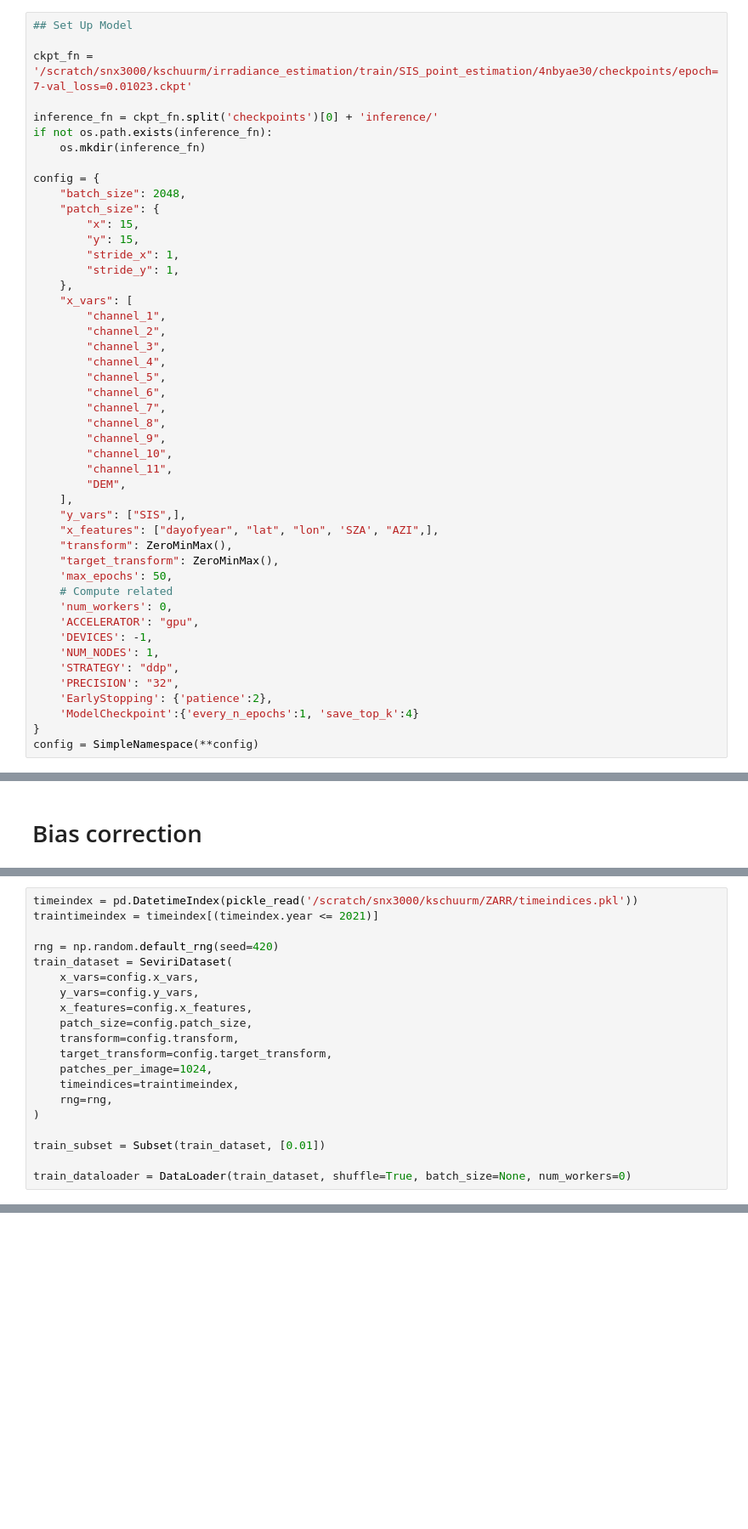
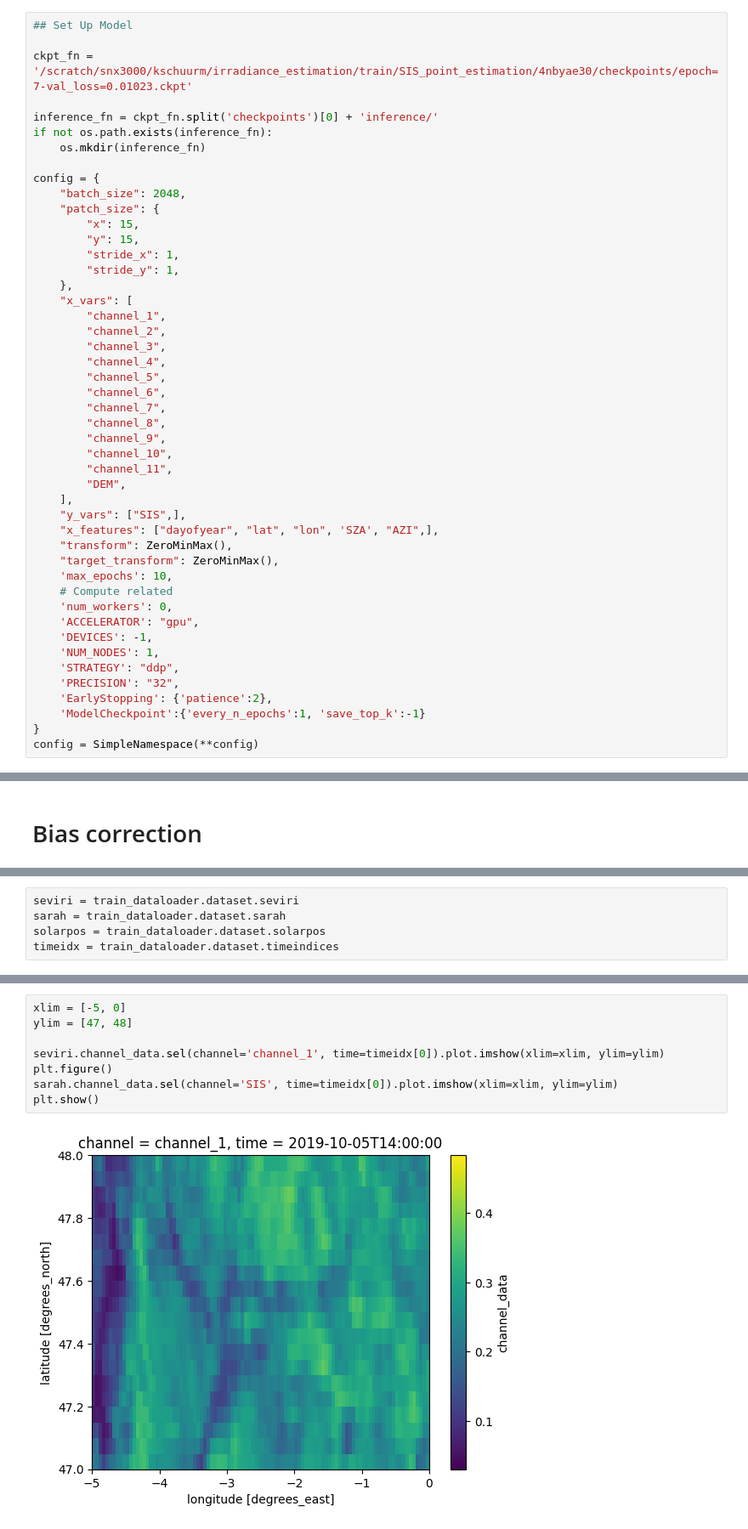
Before and after one commit to KRS-dev/irradiance_estimation, a Jupyter notebook: train/finetune.ipynb, the cells around one changed output, grey strips where cells are left out. Shown at 85% size. Cells and saved outputs as stored; diff of their text form; blank space fills up the shorter version.

```diff
--- a/train/finetune.ipynb
+++ b/train/finetune.ipynb
@@ -68,7 +68,7 @@ config = {
     "x_features": ["dayofyear", "lat", "lon", 'SZA', "AZI",],
     "transform": ZeroMinMax(),
     "target_transform": ZeroMinMax(),
-    'max_epochs': 50,
+    'max_epochs': 10,
     # Compute related
     'num_workers': 0,
     'ACCELERATOR': "gpu",
@@ -77,6 +77,6 @@ config = {
     'STRATEGY': "ddp",
     'PRECISION': "32",
     'EarlyStopping': {'patience':2},
-    'ModelCheckpoint':{'every_n_epochs':1, 'save_top_k':4}
+    'ModelCheckpoint':{'every_n_epochs':1, 'save_top_k':-1}
 }
 config = SimpleNamespace(**config)
@@ -269,20 +306,0 @@ HPU available: False, using: 0 HPUs
-# %%
-timeindex = pd.DatetimeIndex(pickle_read('/scratch/snx3000/kschuurm/ZARR/timeindices.pkl'))
-traintimeindex = timeindex[(timeindex.year <= 2021)]
-
-rng = np.random.default_rng(seed=420)
-train_dataset = SeviriDataset(
-    x_vars=config.x_vars,
-    y_vars=config.y_vars,
-    x_features=config.x_features,
-    patch_size=config.patch_size,
-    transform=config.transform,
-    target_transform=config.target_transform,
-    patches_per_image=1024,
-    timeindices=traintimeindex,
-    rng=rng,
-)
-
-train_subset = Subset(train_dataset, [0.01])
-
-train_dataloader = DataLoader(train_dataset, shuffle=True, batch_size=None, num_workers=0)
@@ -309,0 +401,5 @@ LOCAL_RANK: 0 - CUDA_VISIBLE_DEVICES: [0]
+# %%
+seviri = train_dataloader.dataset.seviri
+sarah = train_dataloader.dataset.sarah
+solarpos = train_dataloader.dataset.solarpos
+timeidx = train_dataloader.dataset.timeindices
@@ -309,0 +458,10 @@ LOCAL_RANK: 0 - CUDA_VISIBLE_DEVICES: [0]
+# %%
+xlim = [-5, 0]
+ylim = [47, 48]
+
+seviri.channel_data.sel(channel='channel_1', time=timeidx[0]).plot.imshow(xlim=xlim, ylim=ylim)
+plt.figure()
+sarah.channel_data.sel(channel='SIS', time=timeidx[0]).plot.imshow(xlim=xlim, ylim=ylim)
+plt.show()
+# %% [output]
+[figure, added]
```
Also changed, not shown: parts of 20 cells of this notebook, 15 other files.
